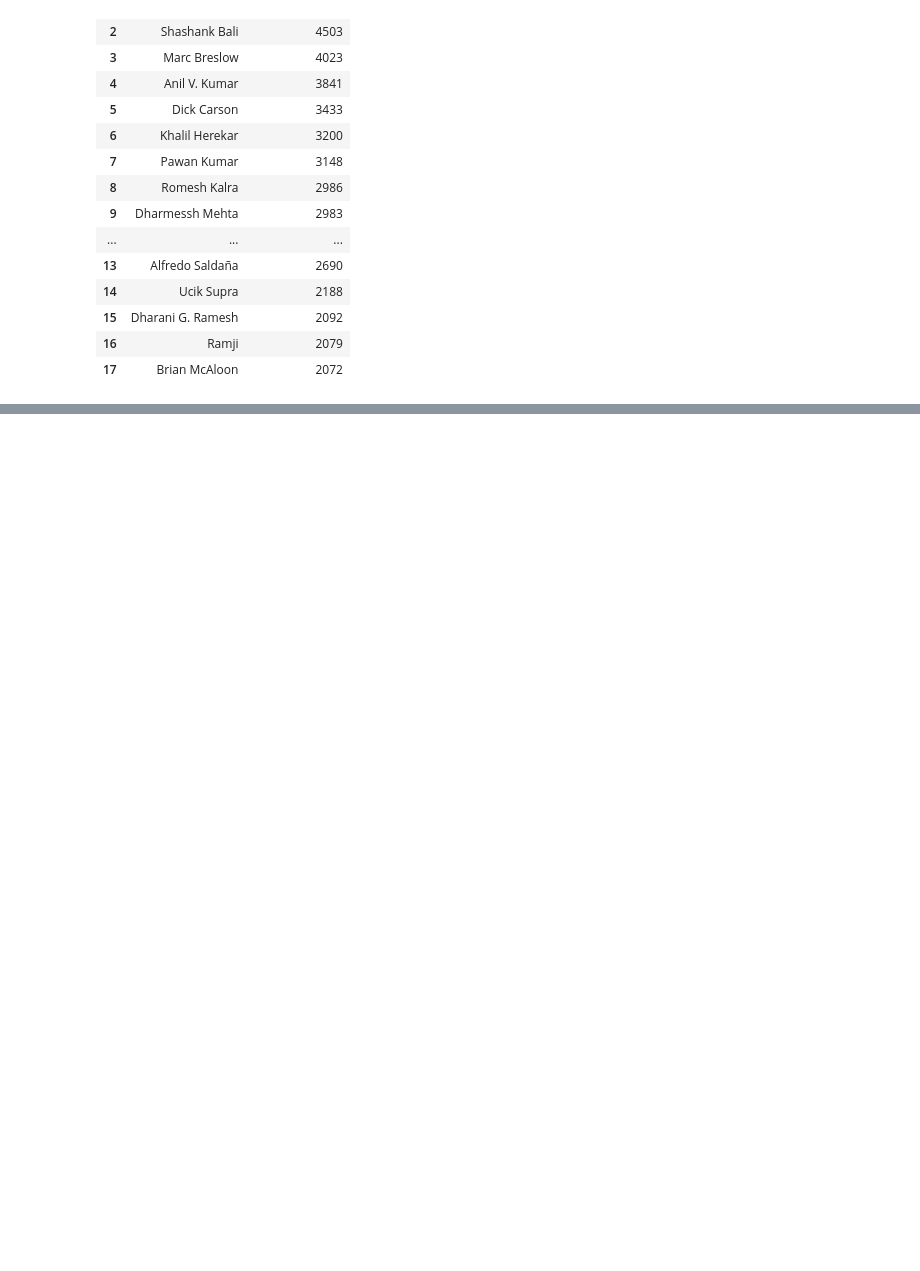
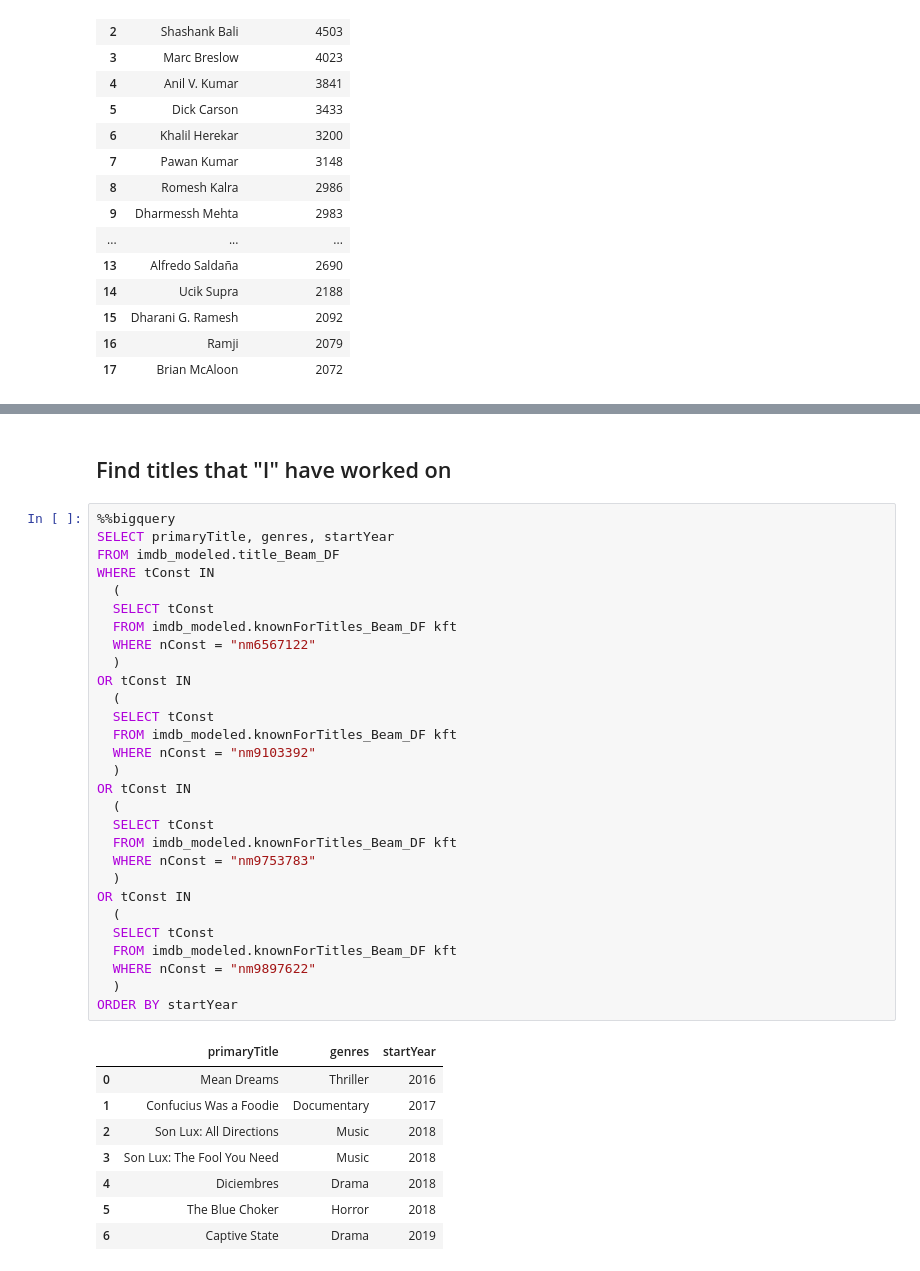
Before and after one commit to en-chang/imdb-data, a Jupyter notebook: imdb_analysis.ipynb, the cells around one changed output, grey strips where cells are left out. Saved outputs shown, nothing was run; the diff lists cells and outputs as text; blank space fills up the shorter version.

```diff
--- a/imdb_analysis.ipynb
+++ b/imdb_analysis.ipynb
@@ -251,0 +327,40 @@ SELECT * FROM imdb_modeled.v_Most_Directings
+# %% [markdown]
+## Find titles that "I" have worked on
+# %%
+%%bigquery
+SELECT primaryTitle, genres, startYear
+FROM imdb_modeled.title_Beam_DF
+WHERE tConst IN
+  (
+  SELECT tConst
+  FROM imdb_modeled.knownForTitles_Beam_DF kft
+  WHERE nConst = "nm6567122"
+  )
+OR tConst IN
+  (
+  SELECT tConst
+  FROM imdb_modeled.knownForTitles_Beam_DF kft
+  WHERE nConst = "nm9103392"
+  )
+OR tConst IN
+  (
+  SELECT tConst
+  FROM imdb_modeled.knownForTitles_Beam_DF kft
+  WHERE nConst = "nm9753783"
+  )
+OR tConst IN
+  (
+  SELECT tConst
+  FROM imdb_modeled.knownForTitles_Beam_DF kft
+  WHERE nConst = "nm9897622"
+  )
+ORDER BY startYear
+# %% [output]
+|  | primaryTitle | genres | startYear |
+| 0 | Mean Dreams | Thriller | 2016 |
+| 1 | Confucius Was a Foodie | Documentary | 2017 |
+| 2 | Son Lux: All Directions | Music | 2018 |
+| 3 | Son Lux: The Fool You Need | Music | 2018 |
+| 4 | Diciembres | Drama | 2018 |
+| 5 | The Blue Choker | Horror | 2018 |
+| 6 | Captive State | Drama | 2019 |
```
Also changed, not shown: parts of 10 cells of this notebook, 1 other file.
